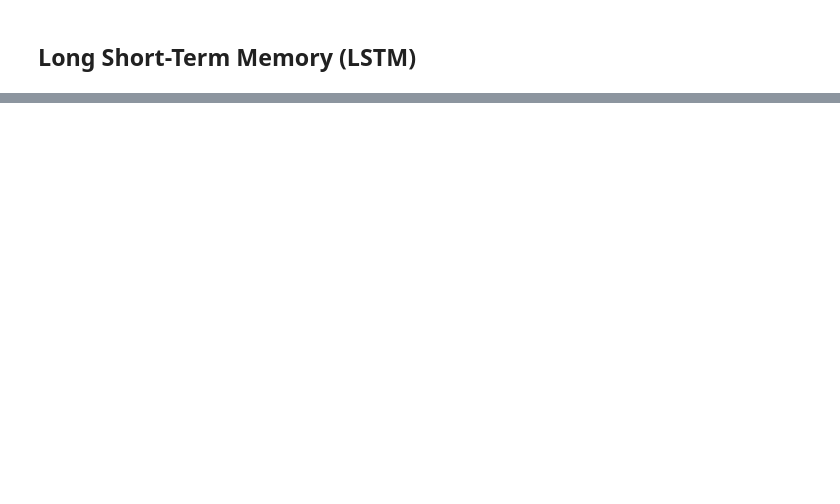
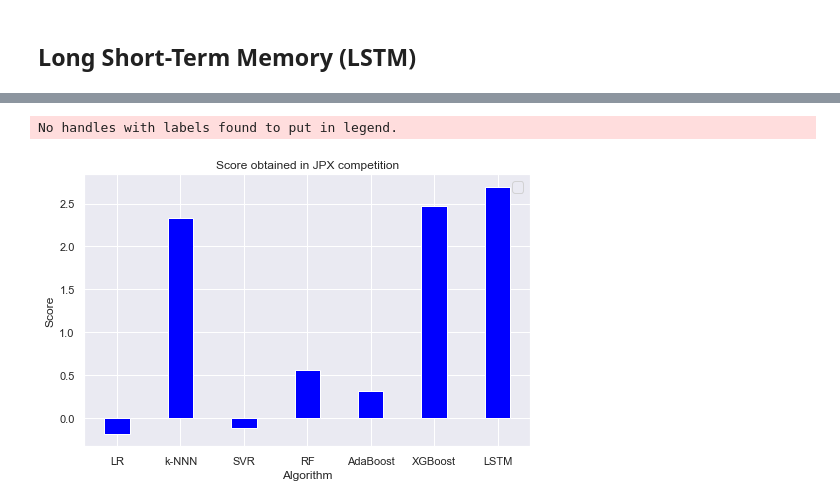
Before and after one commit to vickypar/tokyo_stock_exchange_prediction, a Jupyter notebook: machinelearning.ipynb, the cells around one changed output, grey strips where cells are left out. Drawn from its saved outputs; the diff is of its cells as text; code cells hidden in the pictures; blank space fills up the shorter version.

```diff
--- a/machinelearning.ipynb
+++ b/machinelearning.ipynb
@@ -401,0 +907,18 @@ stk_data
+# %%
+score = [-0.183, 2.329, -0.115, 0.557, 0.314, 2.477, 2.695]
+models = ["LR","k-NNN",'SVR','RF','AdaBoost','XGBoost','LSTM']
+X_axis = np.arange(len(models))
+# %%
+f, ax = plt.subplots(figsize=(8,5))
+plt.bar(X_axis, score, color ='blue',
+        width = 0.4)
+
+plt.xlabel("Algorithm")
+plt.ylabel("Score")
+plt.title("Score obtained in JPX competition")
+plt.xticks(X_axis, models)
+ax.legend(fontsize = 14)
+plt.show()
+# %% [output]
+No handles with labels found to put in legend.
+[figure, added]
```
Also changed, not shown: parts of 79 cells of this notebook.
